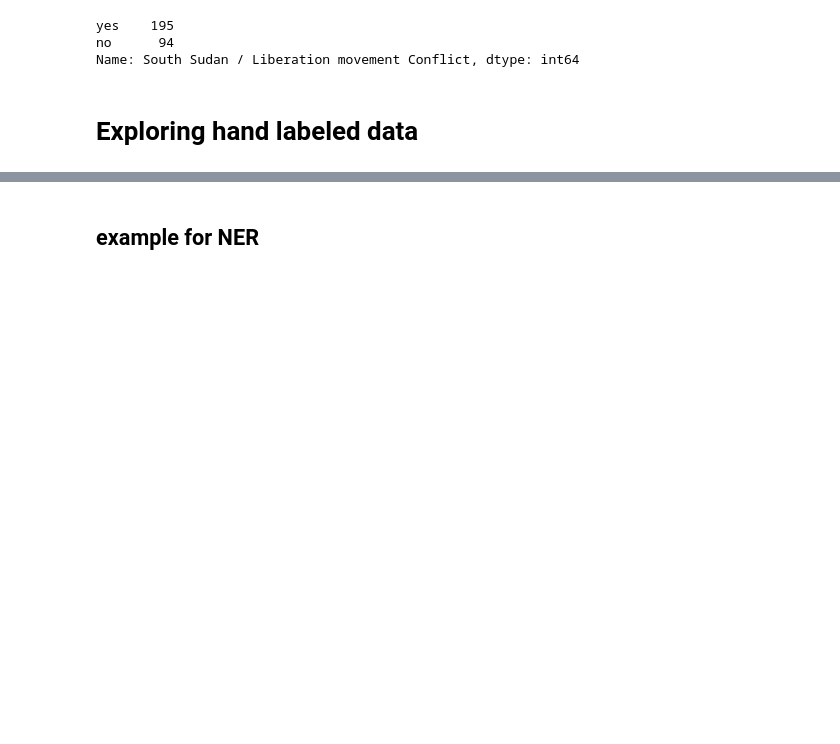
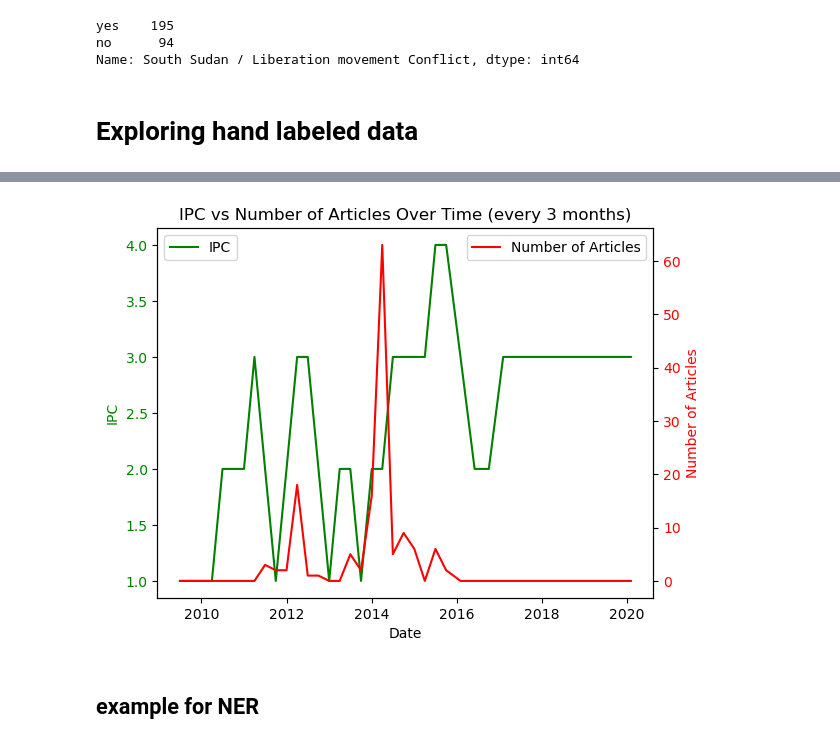
Before and after one commit to Joeryy/JBG060-DC3-23-24-group-2, a Jupyter notebook: named_entity_recognition.ipynb, the cells around one changed output, grey strips where cells are left out. Saved outputs shown, nothing was run; the diff lists cells and outputs as text; code cells hidden in the pictures; blank space fills up the shorter version.

```diff
--- a/named_entity_recognition.ipynb
+++ b/named_entity_recognition.ipynb
@@ -236,3 +266,31 @@ See the caveats in the documentation: https://pandas.pydata.org/pandas-docs/stab
+# %%
+# Filter IPC data to include only values above 0
+df_filtered = df_dates[df_dates['ipc'] > 0]
+
+# Create a figure and axes
+fig, ax1 = plt.subplots()
+
+# Create a second y-axis sharing the same x-axis
+ax2 = ax1.twinx()
+
+# Plot IPC data on the first axis (left y-axis)
+ax1.plot(df_filtered['Date'], df_filtered['ipc'], color='g', label='IPC')
+ax1.set_xlabel('Date')
+ax1.set_ylabel('IPC', color='g')
+ax1.tick_params(axis='y', labelcolor='g')
+
+# Plot Number of Articles data on the second axis (right y-axis)
+ax2.plot(df_filtered['Date'], df_filtered['total_conflict#'], color='r', label='Number of Articles')
+ax2.set_ylabel('Number of Articles', color='r')
+ax2.tick_params(axis='y', labelcolor='r')
+
+ax1.set_title('IPC vs Number of Articles Over Time (every 3 months)')
+ax1.legend(loc='upper left')
+ax2.legend(loc='upper right')
+
+plt.show()
+# %% [output]
+[figure, added]
 # %% [markdown]
 ## example for NER
 # %%
```
Also changed, not shown: parts of 8 cells of this notebook, 2 other files.
